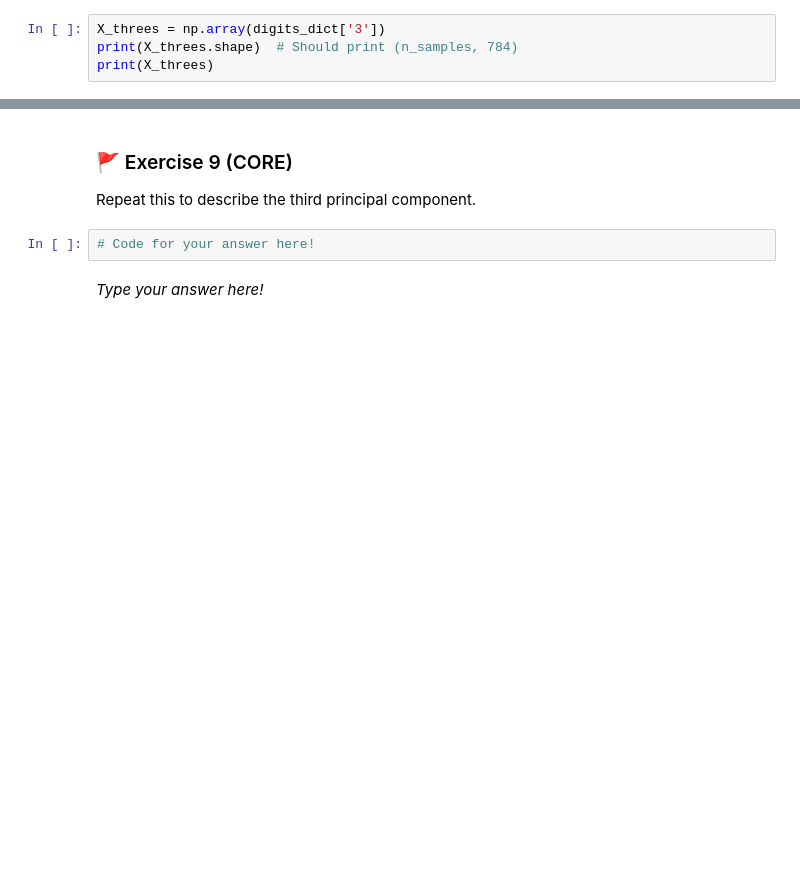
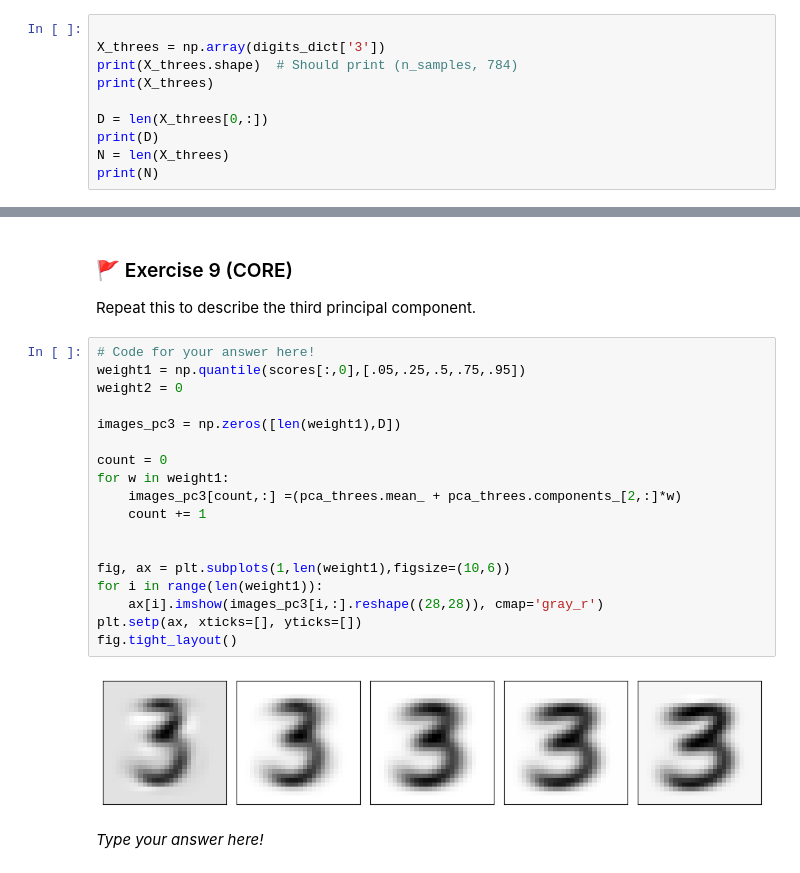
Before and after one commit to thomasvsinclair/ml-workshops, a Jupyter notebook: WS2/mlp_week02.ipynb, the cells around one changed output, grey strips where cells are left out. Saved outputs shown, nothing was run; the diff lists cells and outputs as text; blank space fills up the shorter version.

```diff
--- a/WS2/mlp_week02.ipynb
+++ b/WS2/mlp_week02.ipynb
@@ -160,9 +160,15 @@ Now focus on the 3s only and create a data matrix called `X_threes`. Define also
 
 What are the features in this problem? How many features and data points are there?
 # %%
+
 X_threes = np.array(digits_dict['3'])
 print(X_threes.shape)  # Should print (n_samples, 784)
 print(X_threes)
+
+D = len(X_threes[0,:])
+print(D)
+N = len(X_threes)
+print(N)
 # %% [output]
 (7141, 784)
 [[0 0 0 ... 0 0 0]
@@ -367,8 +391,26 @@ fig.tight_layout()
 ### 🚩 Exercise 9 (CORE)
 
 Repeat this to describe the third principal component.
-# %%
-# Code for your answer here!
+# %%
+# Code for your answer here!
+weight1 = np.quantile(scores[:,0],[.05,.25,.5,.75,.95])
+weight2 = 0
+
+images_pc3 = np.zeros([len(weight1),D])
+
+count = 0
+for w in weight1:
+    images_pc3[count,:] =(pca_threes.mean_ + pca_threes.components_[2,:]*w)
+    count += 1
+
+
+fig, ax = plt.subplots(1,len(weight1),figsize=(10,6))
+for i in range(len(weight1)):
+    ax[i].imshow(images_pc3[i,:].reshape((28,28)), cmap='gray_r')
+plt.setp(ax, xticks=[], yticks=[])
+fig.tight_layout()
+# %% [output]
+[figure, added]
 # %% [markdown]
 _Type your answer here!_
 # %% [markdown]
```
Also changed, not shown: parts of 32 cells of this notebook, 1 other file.
